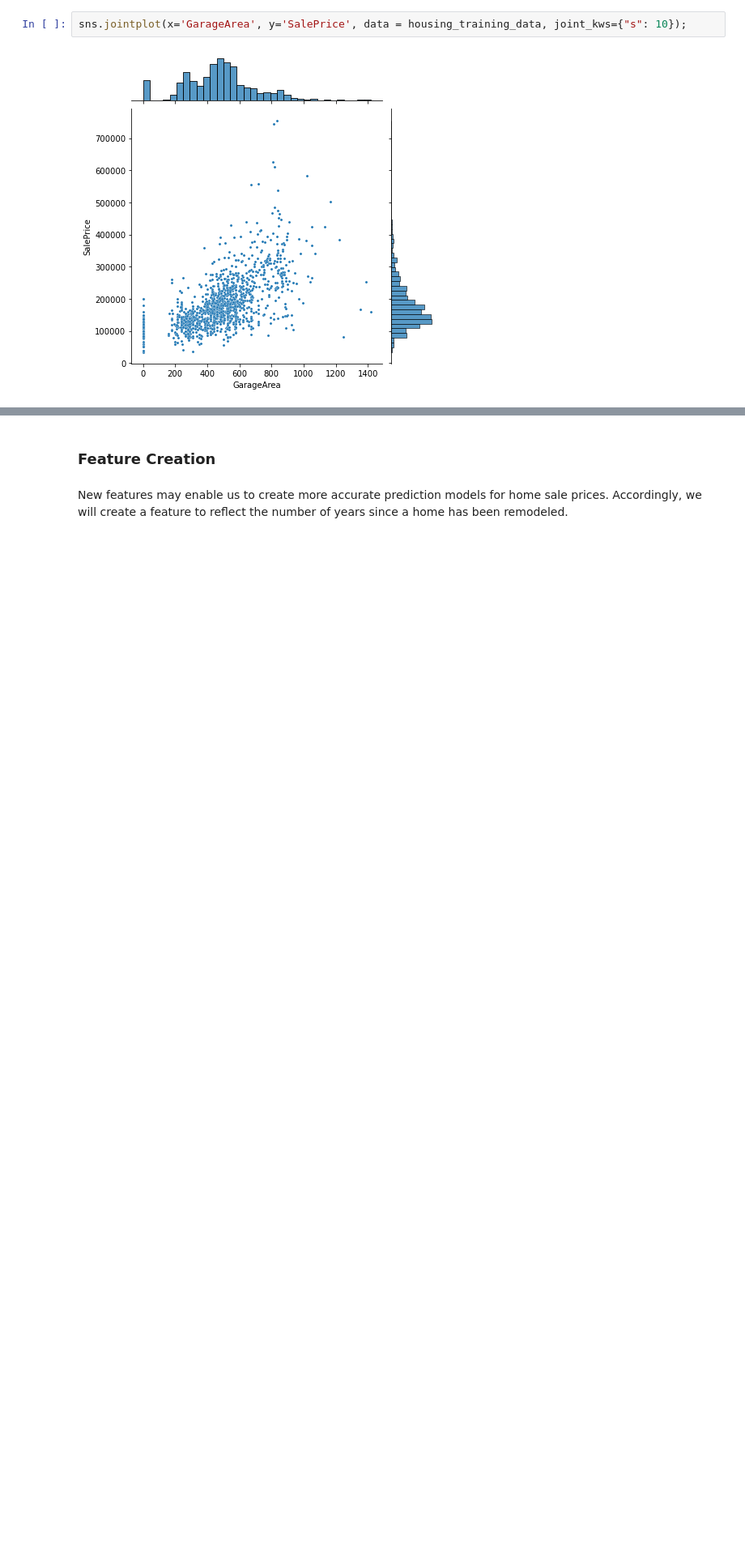
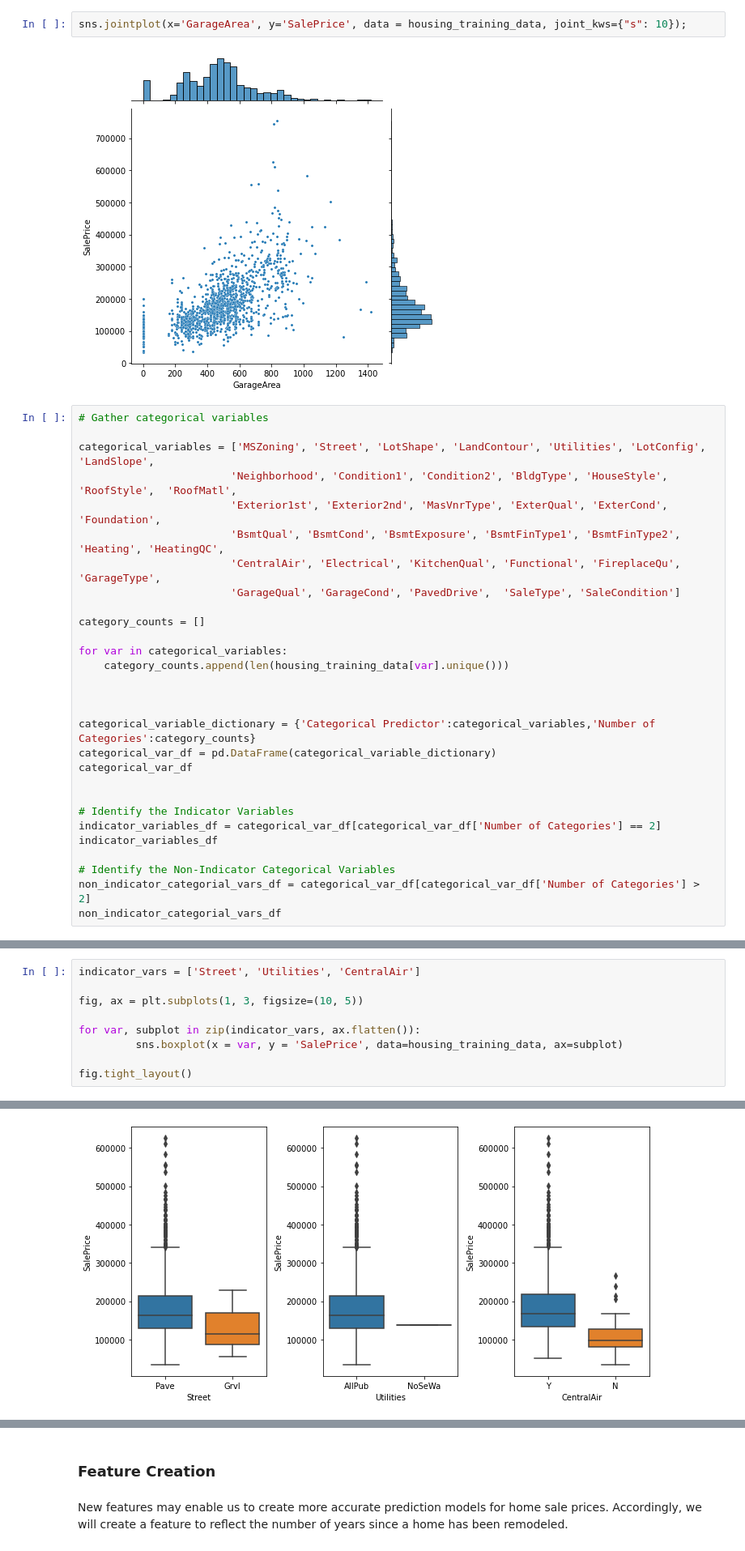
Before and after one commit to Steve-Desilets/MSDS-422-Module-2-Assignment, a Jupyter notebook: Module 2 Assignment - Group 3.ipynb, the cells around one changed output, grey strips where cells are left out. Shown at 81% size. Saved outputs shown, nothing was run; the diff lists cells and outputs as text; blank space fills up the shorter version.

Commit message:
Adding Analyses of Categorical Data
Adding Analyses of Categorical Data

```diff
--- a/Module 2 Assignment - Group 3.ipynb
+++ b/Module 2 Assignment - Group 3.ipynb
@@ -282,3 +282,32 @@ sns.jointplot(x='TotalBsmtSF', y='SalePrice', data = housing_training_data, join
 sns.jointplot(x='GarageArea', y='SalePrice', data = housing_training_data, joint_kws={"s": 10});
 # %% [output]
 [figure]
+# %%
+# Gather categorical variables
+
+categorical_variables = ['MSZoning', 'Street', 'LotShape', 'LandContour', 'Utilities', 'LotConfig', 'LandSlope',
+                        'Neighborhood', 'Condition1', 'Condition2', 'BldgType', 'HouseStyle', 'RoofStyle',  'RoofMatl',
+                        'Exterior1st', 'Exterior2nd', 'MasVnrType', 'ExterQual', 'ExterCond', 'Foundation',
+                        'BsmtQual', 'BsmtCond', 'BsmtExposure', 'BsmtFinType1', 'BsmtFinType2', 'Heating', 'HeatingQC',
+                        'CentralAir', 'Electrical', 'KitchenQual', 'Functional', 'FireplaceQu', 'GarageType',
+                        'GarageQual', 'GarageCond', 'PavedDrive',  'SaleType', 'SaleCondition']
+
+category_counts = []
+
+for var in categorical_variables:
+    category_counts.append(len(housing_training_data[var].unique()))
+
+
+
+categorical_variable_dictionary = {'Categorical Predictor':categorical_variables,'Number of Categories':category_counts}
+categorical_var_df = pd.DataFrame(categorical_variable_dictionary)
+categorical_var_df
+
+
+# Identify the Indicator Variables
+indicator_variables_df = categorical_var_df[categorical_var_df['Number of Categories'] == 2]
+indicator_variables_df
+
+# Identify the Non-Indicator Categorical Variables
+non_indicator_categorial_vars_df = categorical_var_df[categorical_var_df['Number of Categories'] > 2]
+non_indicator_categorial_vars_df
@@ -284,0 +390,10 @@ sns.jointplot(x='GarageArea', y='SalePrice', data = housing_training_data, joint
+# %%
+indicator_vars = ['Street', 'Utilities', 'CentralAir']
+
+fig, ax = plt.subplots(1, 3, figsize=(10, 5))
+
+for var, subplot in zip(indicator_vars, ax.flatten()):
+         sns.boxplot(x = var, y = 'SalePrice', data=housing_training_data, ax=subplot)
+
+fig.tight_layout()
+# %% [output]
@@ -284,0 +403 @@ sns.jointplot(x='GarageArea', y='SalePrice', data = housing_training_data, joint
+[figure, added]
```
Also changed, not shown: parts of 11 cells of this notebook.
